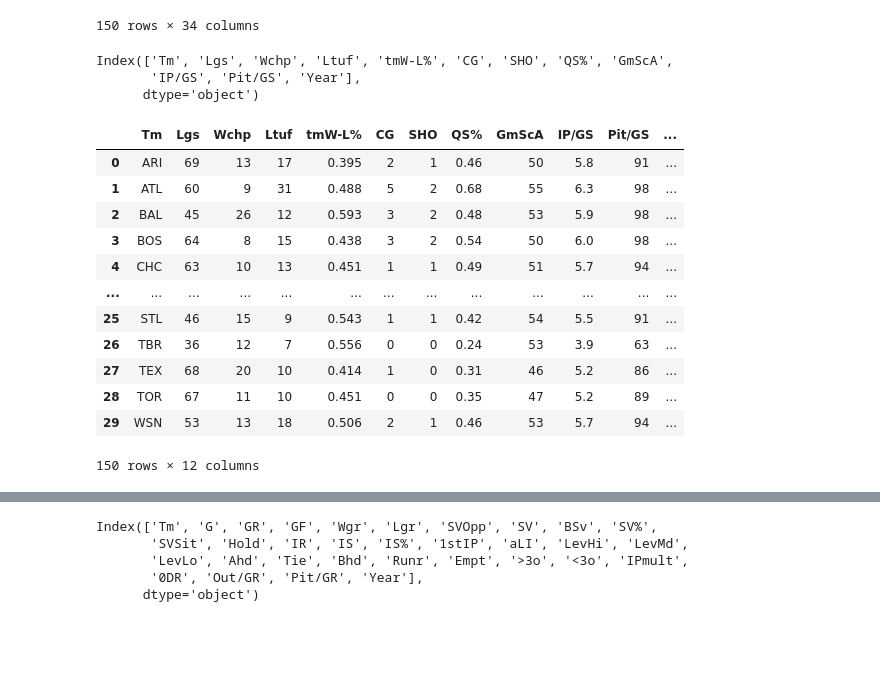
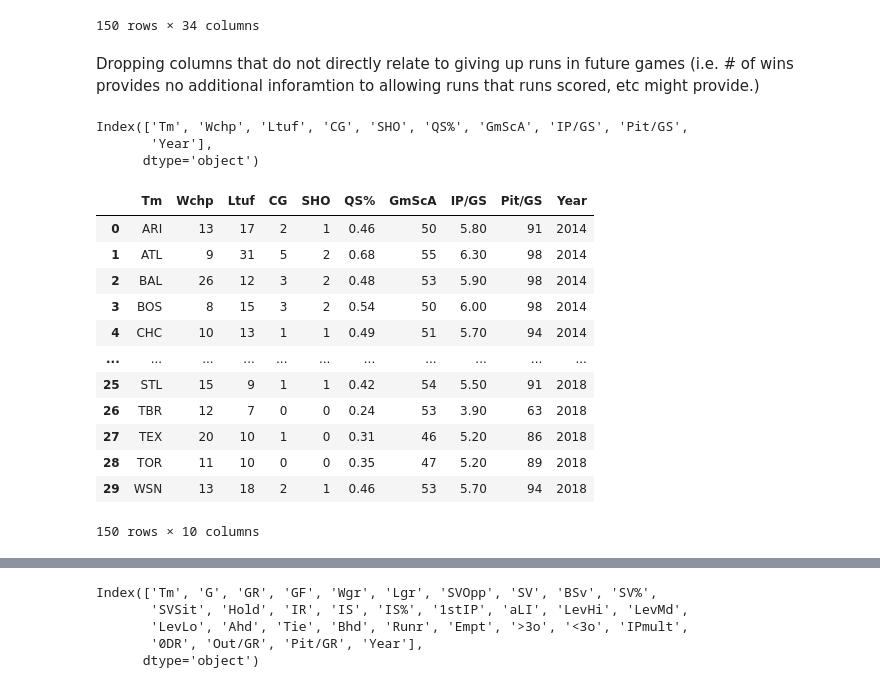
Before and after one commit to gpo2105/MLP_Over-Unders, a Jupyter notebook: Code/Final.ipynb, the cells around one changed output, grey strips where cells are left out. Cells and saved outputs as stored; diff of their text form; code cells hidden in the pictures; blank space fills up the shorter version.

```diff
--- a/Code/Final.ipynb
+++ b/Code/Final.ipynb
@@ -298,6 +526,3 @@ games_meta
 games_meta.to_pickle('../Base DFs/Games_Meta.pkl')
 # %% [markdown]
 On merge, note the loss of data. This is because the score reported in the odds data does not match what was collected from Baseball-Reference.  Given the size of the dataset, it makes sense to drop these observations (31 in total.)
-# %%
-X=pd.merge(games_meta,odds_data,on='KEY',how='outer')
-X.dropna(subset=['Away_Team_x','Away_Team_y'])
@@ -344,20 +555,28 @@ base='https://www.baseball-reference.com/teams/{t}/{y}-schedule-scores.shtml'
 stats=['boxscore','day_or_night','attendance','cli']
 game_stats={}
 # %%
-for yr in YRs:
-    for team in TEAMS.keys():
-        link=base.format_map({'t':team,'y':yr})
-        r=requests.get(link)
-        soup=bs(r.content)
-        table=soup.find('table',attrs={'id':'team_schedule'}).tbody
-        games=table.find_all('tr')
-        i=1
-        for g in games:
-            info=g.find_all('td',attrs={'data-stat':stats})
-            if(info):
-                link=info[0].a['href']
-                d=dict(zip(stats[1:],[col.text for col in info[1:]]))
-                d['link']=link
-                game_stats[team+'_'+yr+'_'+str(i)]=d
-                i+=1
+if __DATA_COLLECTED__:
+    with open('../Primary Data/Bench_2.pkl','rb') as f:
+        game_stats=pickle.load(f)
+    pass
+else:
+    for yr in YRs:
+        for team in tqdm(TEAMS.keys()):
+            link=base.format_map({'t':team,'y':yr})
+            r=requests.get(link)
+            soup=bs(r.content)
+            table=soup.find('table',attrs={'id':'team_schedule'}).tbody
+            games=table.find_all('tr')
+            i=1
+            for g in games:
+                info=g.find_all('td',attrs={'data-stat':stats})
+                if(info):
+                    link=info[0].a['href']
+                    d=dict(zip(stats[1:],[col.text for col in info[1:]]))
+                    d['link']=link
+                    game_stats[team+'_'+yr+'_'+str(i)]=d
+                    i+=1
+    with open('../Primary Data/Bench_2.pkl','wb') as f:
+        pickle.dump(game_stats,f)
+    pass
 # %%
@@ -643,28 +846,30 @@ Index(['Tm', 'G', 'GS', 'Wgs', 'Lgs', 'ND', 'Wchp', 'Ltuf', 'Wtm', 'Ltm',
 | 28 | TOR | 162 | 162 | 39 | 67 | 56 | 11 | 10 | 73 | 89 | ... | ... |
 | 29 | WSN | 162 | 162 | 55 | 53 | 54 | 13 | 18 | 82 | 80 | ... | ... |
 150 rows × 34 columns
+# %% [markdown]
+Dropping columns that do not directly relate to giving up runs in future games (i.e. # of wins provides no additional inforamtion to allowing runs that runs scored, etc might provide.)
 # %%
-team_StartP_splits.drop(['G','GS','Wgs','ND','Wtm','Ltm','Wlst','Lsv',
+team_StartP_splits.drop(['G','GS','Wgs','Lgs','ND','Wtm','Ltm','tmW-L%','Wlst','Lsv',
                          'QS','Best','Wrst','BQR','BQS','sDR','lDR','RS/GS',
                          'RS/IP','<80','80-99','100-119','≥120','Max'
                         ]
                         ,axis=1,inplace=True,errors='ignore')
 print(team_StartP_splits.columns)
 team_StartP_splits
 # %% [output]
-Index(['Tm', 'Lgs', 'Wchp', 'Ltuf', 'tmW-L%', 'CG', 'SHO', 'QS%', 'GmScA',
-       'IP/GS', 'Pit/GS', 'Year'],
+Index(['Tm', 'Wchp', 'Ltuf', 'CG', 'SHO', 'QS%', 'GmScA', 'IP/GS', 'Pit/GS',
+       'Year'],
       dtype='object')
-|  | Tm | Lgs | Wchp | Ltuf | tmW-L% | CG | SHO | QS% | GmScA | IP/GS | Pit/GS | ... |
-| 0 | ARI | 69 | 13 | 17 | 0.395 | 2 | 1 | 0.46 | 50 | 5.8 | 91 | ... |
-| 1 | ATL | 60 | 9 | 31 | 0.488 | 5 | 2 | 0.68 | 55 | 6.3 | 98 | ... |
-| 2 | BAL | 45 | 26 | 12 | 0.593 | 3 | 2 | 0.48 | 53 | 5.9 | 98 | ... |
-| 3 | BOS | 64 | 8 | 15 | 0.438 | 3 | 2 | 0.54 | 50 | 6.0 | 98 | ... |
-| 4 | CHC | 63 | 10 | 13 | 0.451 | 1 | 1 | 0.49 | 51 | 5.7 | 94 | ... |
-| ... | ... | ... | ... | ... | ... | ... | ... | ... | ... | ... | ... | ... |
-| 25 | STL | 46 | 15 | 9 | 0.543 | 1 | 1 | 0.42 | 54 | 5.5 | 91 | ... |
-| 26 | TBR | 36 | 12 | 7 | 0.556 | 0 | 0 | 0.24 | 53 | 3.9 | 63 | ... |
-| 27 | TEX | 68 | 20 | 10 | 0.414 | 1 | 0 | 0.31 | 46 | 5.2 | 86 | ... |
-| 28 | TOR | 67 | 11 | 10 | 0.451 | 0 | 0 | 0.35 | 47 | 5.2 | 89 | ... |
-| 29 | WSN | 53 | 13 | 18 | 0.506 | 2 | 1 | 0.46 | 53 | 5.7 | 94 | ... |
+|  | Tm | Wchp | Ltuf | CG | SHO | QS% | GmScA | IP/GS | Pit/GS | Year |
+| 0 | ARI | 13 | 17 | 2 | 1 | 0.46 | 50 | 5.80 | 91 | 2014 |
+| 1 | ATL | 9 | 31 | 5 | 2 | 0.68 | 55 | 6.30 | 98 | 2014 |
+| 2 | BAL | 26 | 12 | 3 | 2 | 0.48 | 53 | 5.90 | 98 | 2014 |
+| 3 | BOS | 8 | 15 | 3 | 2 | 0.54 | 50 | 6.00 | 98 | 2014 |
+| 4 | CHC | 10 | 13 | 1 | 1 | 0.49 | 51 | 5.70 | 94 | 2014 |
+| ... | ... | ... | ... | ... | ... | ... | ... | ... | ... | ... |
+| 25 | STL | 15 | 9 | 1 | 1 | 0.42 | 54 | 5.50 | 91 | 2018 |
+| 26 | TBR | 12 | 7 | 0 | 0 | 0.24 | 53 | 3.90 | 63 | 2018 |
+| 27 | TEX | 20 | 10 | 1 | 0 | 0.31 | 46 | 5.20 | 86 | 2018 |
+| 28 | TOR | 11 | 10 | 0 | 0 | 0.35 | 47 | 5.20 | 89 | 2018 |
+| 29 | WSN | 13 | 18 | 2 | 1 | 0.46 | 53 | 5.70 | 94 | 2018 |
-150 rows × 12 columns
+150 rows × 10 columns
```
Also changed, not shown: parts of 138 cells of this notebook, 22 other files.
